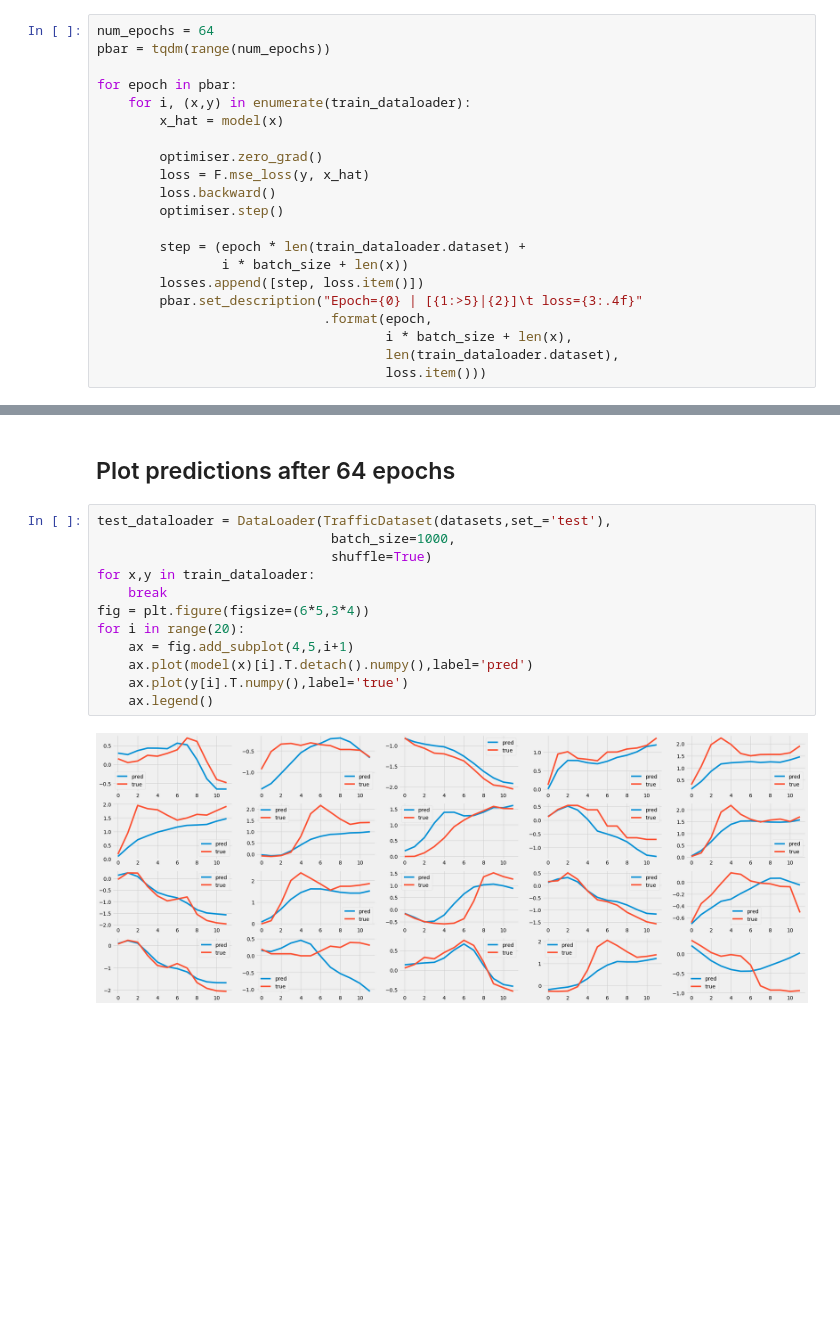
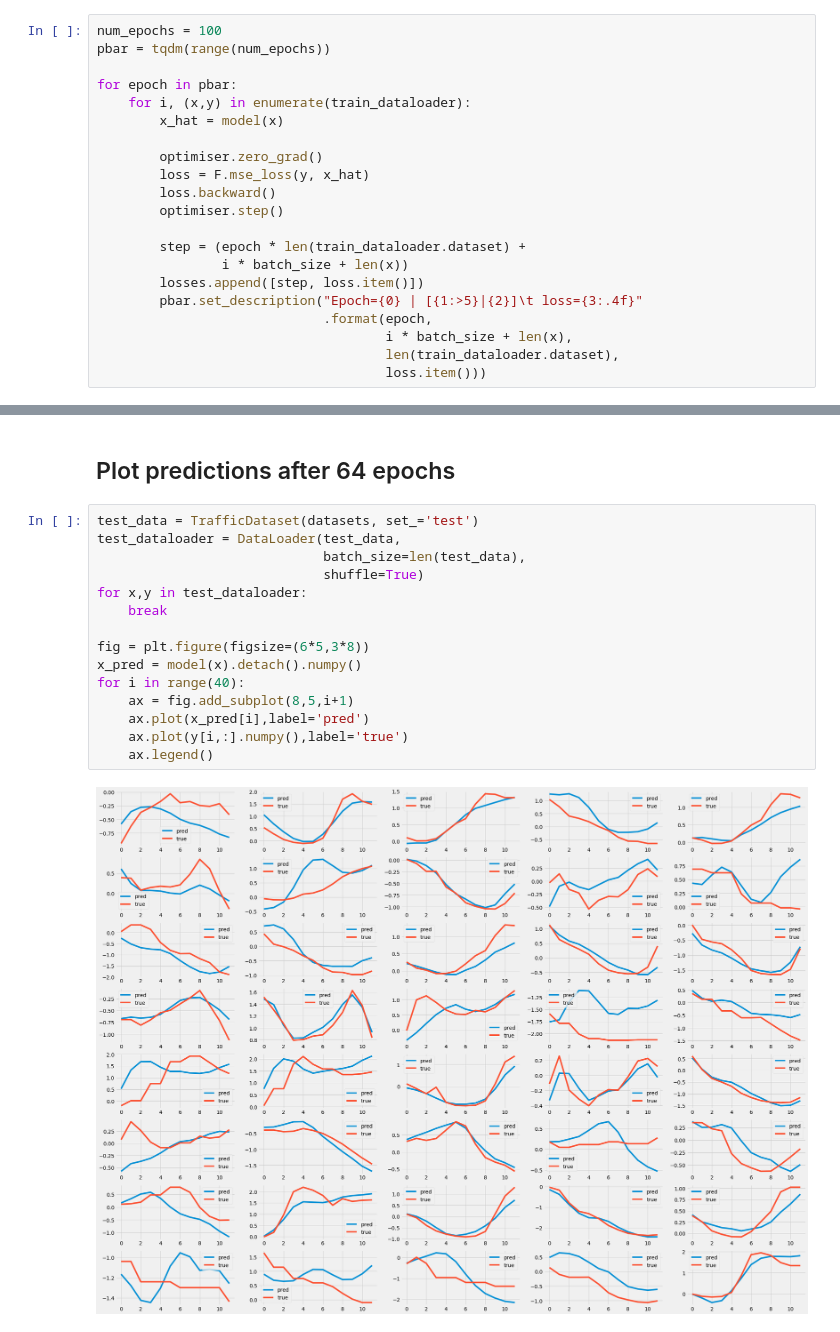
Before and after one commit to aybchan/uber-time-series, a Jupyter notebook: 02_autoencoder.ipynb, the cells around one changed output, grey strips where cells are left out. Cells and saved outputs as stored; diff of their text form; blank space fills up the shorter version.

```diff
--- a/02_autoencoder.ipynb
+++ b/02_autoencoder.ipynb
@@ -36,7 +36,7 @@ losses = []
 # %% [markdown]
 ### Training loop
 # %%
-num_epochs = 64
+num_epochs = 100
 pbar = tqdm(range(num_epochs))
 
 for epoch in pbar:
@@ -69,16 +69,19 @@ _   = ax.set_xlabel('Step')
 # %% [markdown]
 ## Plot predictions after 64 epochs
 # %%
-test_dataloader = DataLoader(TrafficDataset(datasets,set_='test'),
-                              batch_size=1000,
-                              shuffle=True)
-for x,y in train_dataloader:
+test_data = TrafficDataset(datasets, set_='test')
+test_dataloader = DataLoader(test_data,
+                             batch_size=len(test_data),
+                             shuffle=True)
+for x,y in test_dataloader:
     break
-fig = plt.figure(figsize=(6*5,3*4))
-for i in range(20):
-    ax = fig.add_subplot(4,5,i+1)
-    ax.plot(model(x)[i].T.detach().numpy(),label='pred')
-    ax.plot(y[i].T.numpy(),label='true')
+
+fig = plt.figure(figsize=(6*5,3*8))
+x_pred = model(x).detach().numpy()
+for i in range(40):
+    ax = fig.add_subplot(8,5,i+1)
+    ax.plot(x_pred[i],label='pred')
+    ax.plot(y[i,:].numpy(),label='true')
     ax.legend()
 # %% [output]
-[figure, old version]
+[figure, new version]
```
Also changed, not shown: parts of 4 cells of this notebook, 2 other files.
